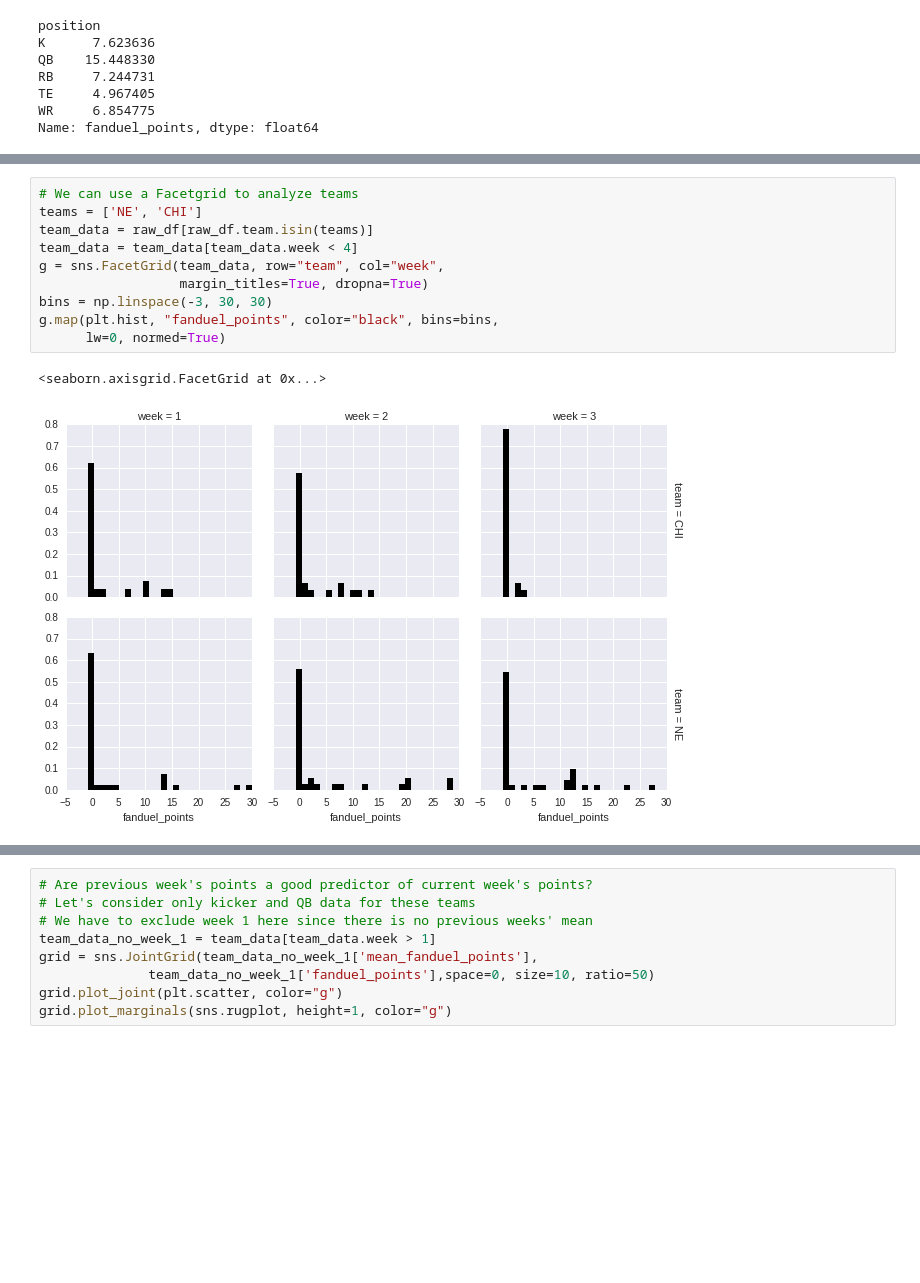
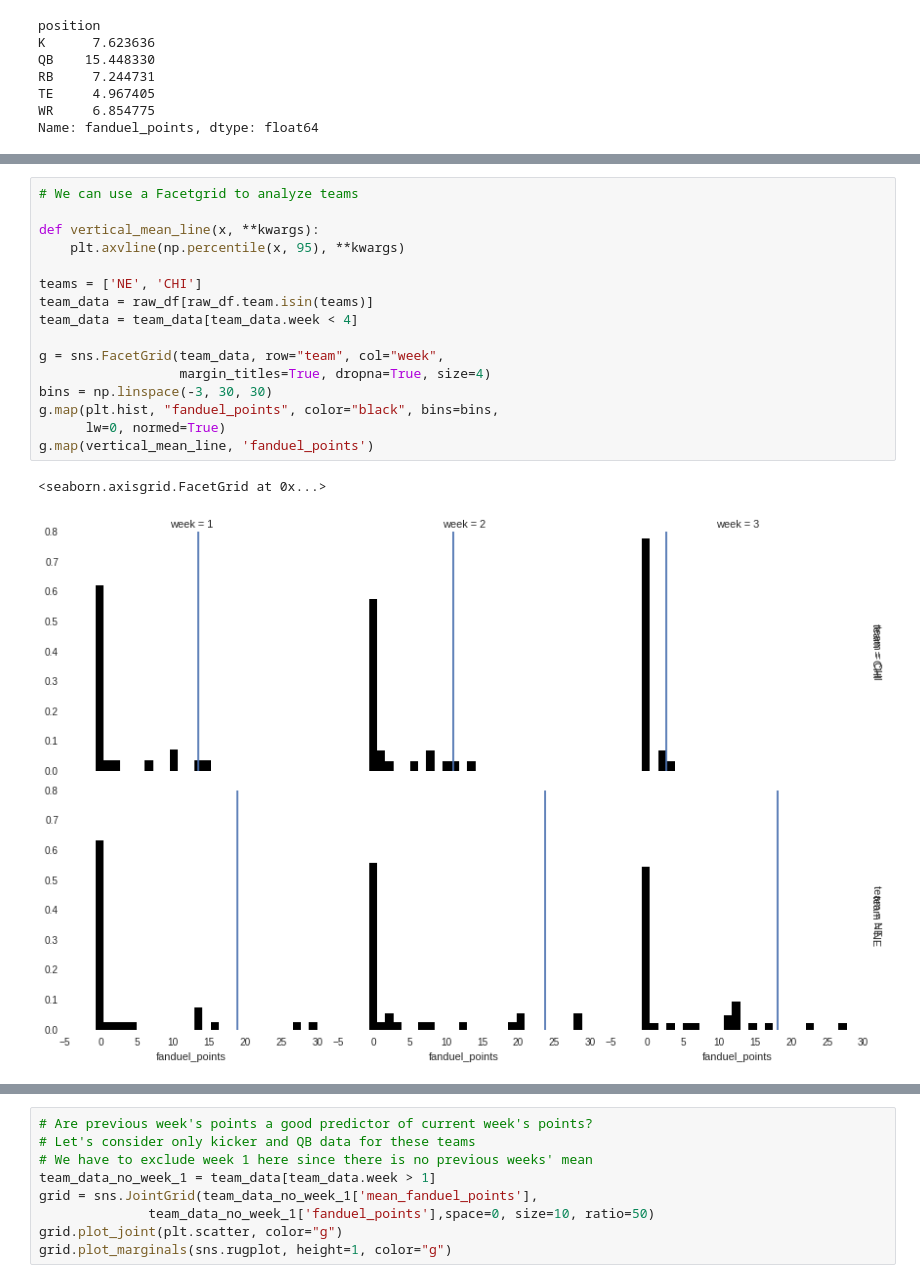
Before and after one commit to brianbelljr/fantasy_football, a Jupyter notebook: football.ipynb, the cells around one changed output, grey strips where cells are left out. Drawn from its saved outputs; the diff is of its cells as text; blank space fills up the shorter version.

```diff
--- a/football.ipynb
+++ b/football.ipynb
@@ -106,16 +210,22 @@ pylab.figure(figsize=(15,5))
 # %%
 # We can use a Facetgrid to analyze teams
+
+def vertical_mean_line(x, **kwargs):
+    plt.axvline(np.percentile(x, 95), **kwargs)
+
 teams = ['NE', 'CHI']
 team_data = raw_df[raw_df.team.isin(teams)]
 team_data = team_data[team_data.week < 4]
+
 g = sns.FacetGrid(team_data, row="team", col="week",
-                  margin_titles=True, dropna=True)
+                  margin_titles=True, dropna=True, size=4)
 bins = np.linspace(-3, 30, 30)
 g.map(plt.hist, "fanduel_points", color="black", bins=bins,
       lw=0, normed=True)
+g.map(vertical_mean_line, 'fanduel_points')
 # %% [output]
 <seaborn.axisgrid.FacetGrid at 0x...>
-[figure, old version]
+[figure, new version]
 # %%
 # We can use a Heatmap to analyze teams kicker and qb performance
 teams = ['NE', 'CHI', 'NYG', 'DET', 'NYJ']
```
Also changed, not shown: parts of 37 cells of this notebook.
